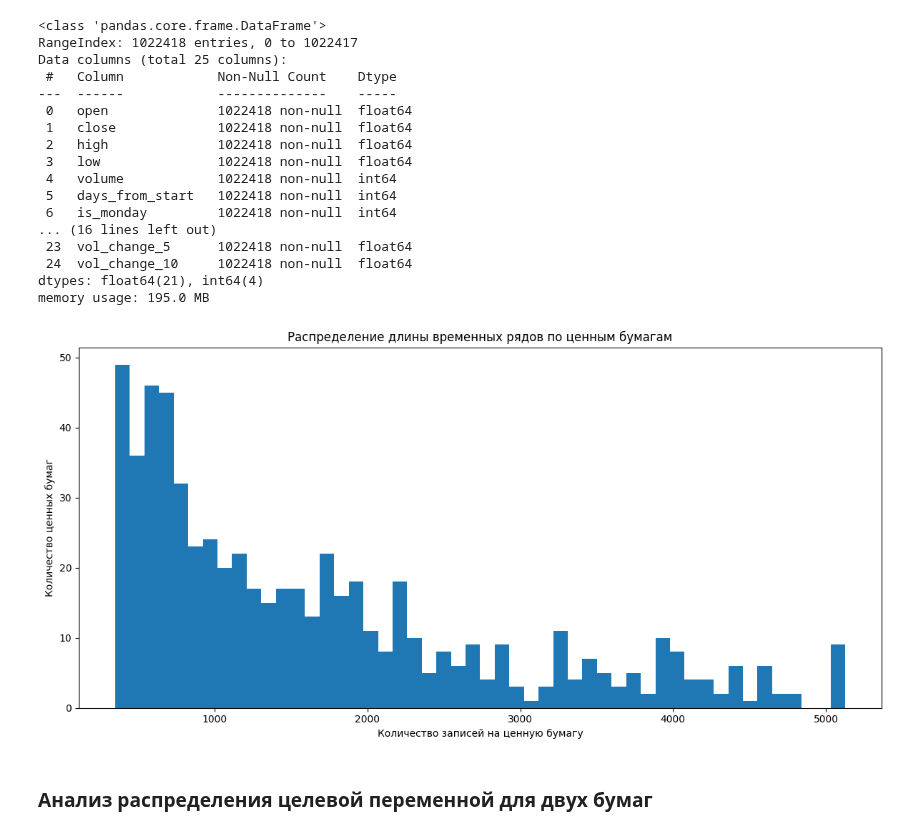
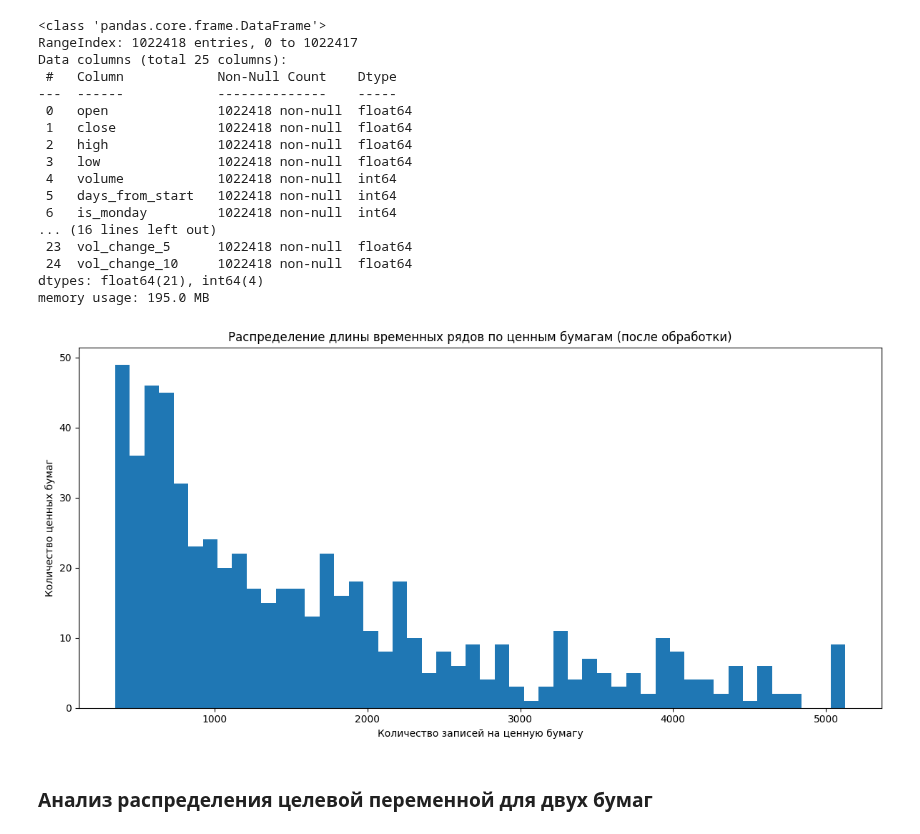
Before and after one commit to StuLolka/ensemble-learning-in-finance, a Jupyter notebook: main.ipynb, the cells around one changed output. Saved outputs shown, nothing was run; the diff lists cells and outputs as text; code cells hidden in the pictures.

```diff
--- a/main.ipynb
+++ b/main.ipynb
@@ -172,23 +176,9 @@ Data columns (total 25 columns):
  24  vol_change_10     1022418 non-null  float64
 dtypes: float64(21), int64(4)
 memory usage: 195.0 MB
-# %%
-counts = data['secid'].value_counts()
-
-plt.figure(figsize=(12, 6))
-plt.hist(counts, bins=50)
-plt.xlabel('Количество записей на ценную бумагу')
-plt.ylabel('Количество ценных бумаг')
-plt.title('Распределение длины временных рядов по ценным бумагам')
-plt.tight_layout()
-
-name_fig = f"Распределение длины временных рядов по ценным бумагам (после обработки).png"
-save_path = os.path.join('Анализ', name_fig)
-
-plt.savefig(save_path, dpi=300, bbox_inches='tight')
-plt.show()
-plt.close()
-# %% [output]
-[figure, removed]
+# %%
+create_and_save_hist(data['secid'].value_counts(), 50, 'Количество записей на ценную бумагу', 'Количество ценных бумаг', 'Распределение длины временных рядов по ценным бумагам (после обработки)')
+# %% [output]
+[figure, added]
 # %% [markdown]
 ### Анализ распределения целевой переменной для двух бумаг
```
Also changed, not shown: parts of 56 cells of this notebook.
